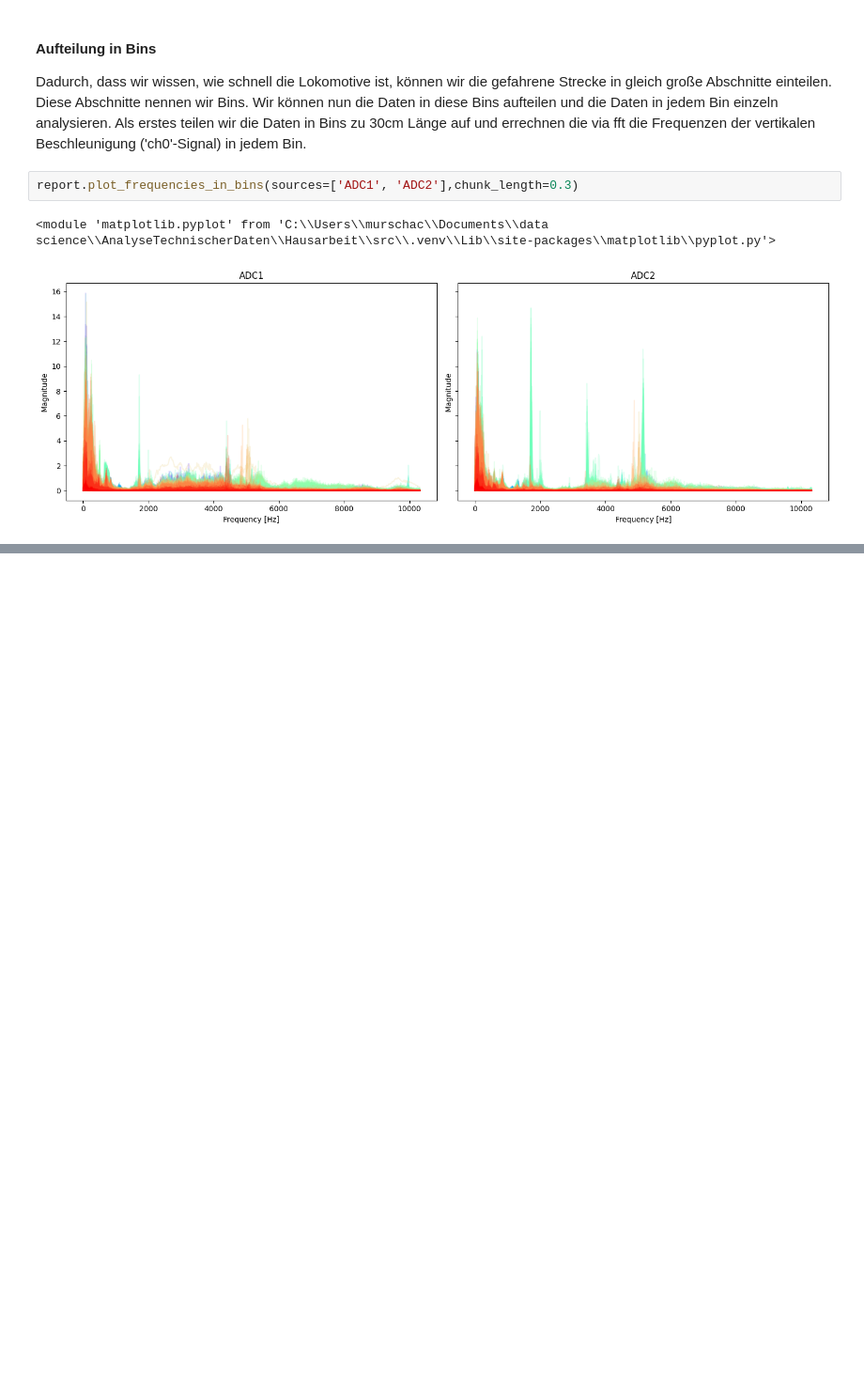
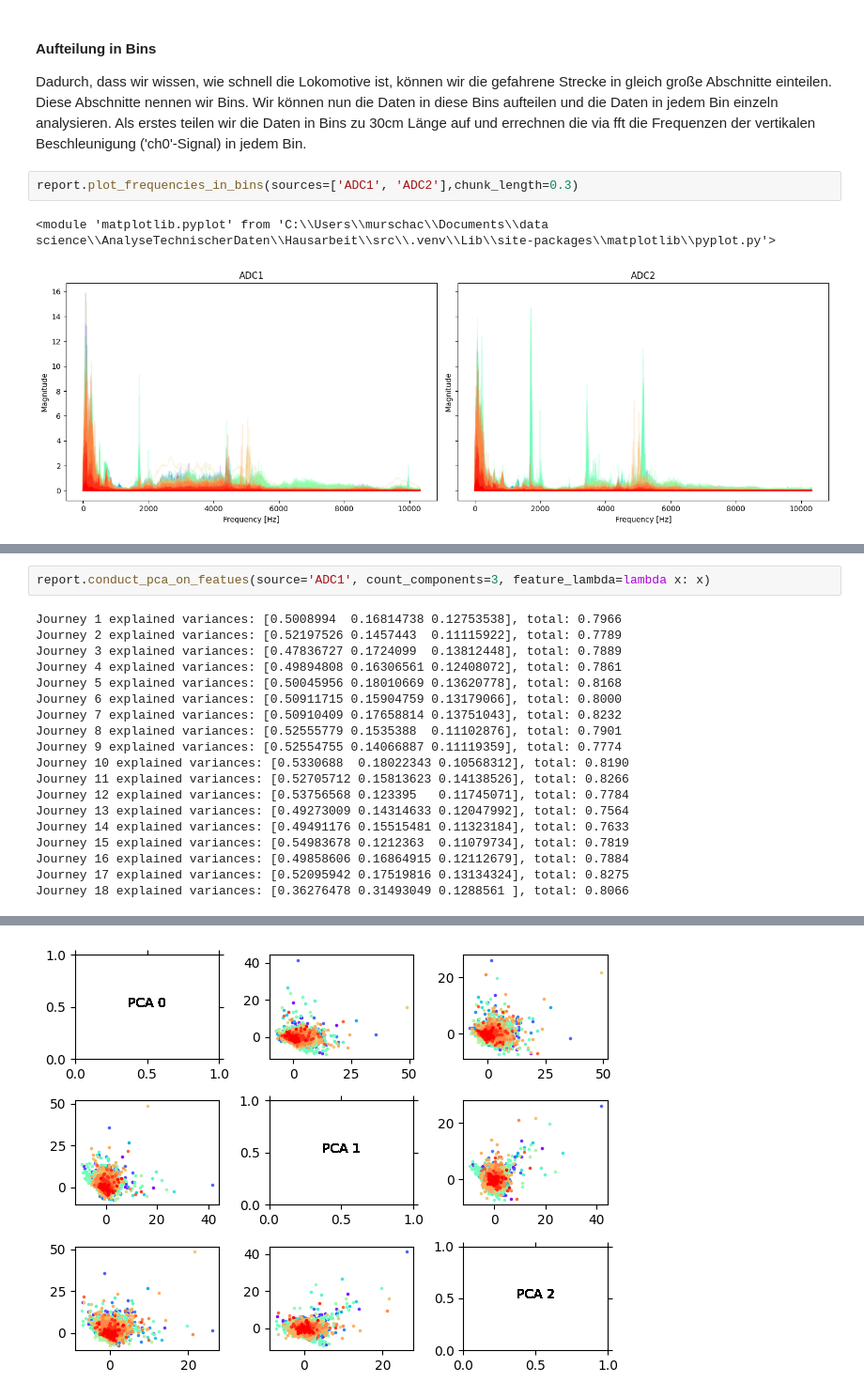
Before and after one commit to cMurschall/technicalDataAnalysis, a Jupyter notebook: report.ipynb, the cells around one changed output, grey strips where cells are left out. Shown at 94% size. Saved outputs shown, nothing was run; the diff lists cells and outputs as text; blank space fills up the shorter version.

```diff
--- a/report.ipynb
+++ b/report.ipynb
@@ -102,0 +130,21 @@ report.plot_frequencies_in_bins(sources=['ADC1', 'ADC2'],chunk_length=0.3)
+# %%
+report.conduct_pca_on_featues(source='ADC1', count_components=3, feature_lambda=lambda x: x)
+# %% [output]
+Journey 1 explained variances: [0.5008994  0.16814738 0.12753538], total: 0.7966
+Journey 2 explained variances: [0.52197526 0.1457443  0.11115922], total: 0.7789
+Journey 3 explained variances: [0.47836727 0.1724099  0.13812448], total: 0.7889
+Journey 4 explained variances: [0.49894808 0.16306561 0.12408072], total: 0.7861
+Journey 5 explained variances: [0.50045956 0.18010669 0.13620778], total: 0.8168
+Journey 6 explained variances: [0.50911715 0.15904759 0.13179066], total: 0.8000
+Journey 7 explained variances: [0.50910409 0.17658814 0.13751043], total: 0.8232
+Journey 8 explained variances: [0.52555779 0.1535388  0.11102876], total: 0.7901
+Journey 9 explained variances: [0.52554755 0.14066887 0.11119359], total: 0.7774
+Journey 10 explained variances: [0.5330688  0.18022343 0.10568312], total: 0.8190
+Journey 11 explained variances: [0.52705712 0.15813623 0.14138526], total: 0.8266
+Journey 12 explained variances: [0.53756568 0.123395   0.11745071], total: 0.7784
+Journey 13 explained variances: [0.49273009 0.14314633 0.12047992], total: 0.7564
+Journey 14 explained variances: [0.49491176 0.15515481 0.11323184], total: 0.7633
+Journey 15 explained variances: [0.54983678 0.1212363  0.11079734], total: 0.7819
+Journey 16 explained variances: [0.49858606 0.16864915 0.12112679], total: 0.7884
+Journey 17 explained variances: [0.52095942 0.17519816 0.13134324], total: 0.8275
+Journey 18 explained variances: [0.36276478 0.31493049 0.1288561 ], total: 0.8066
@@ -102,0 +152 @@ report.plot_frequencies_in_bins(sources=['ADC1', 'ADC2'],chunk_length=0.3)
+[figure, added]
```
Also changed, not shown: parts of 19 cells of this notebook, 3 other files.
